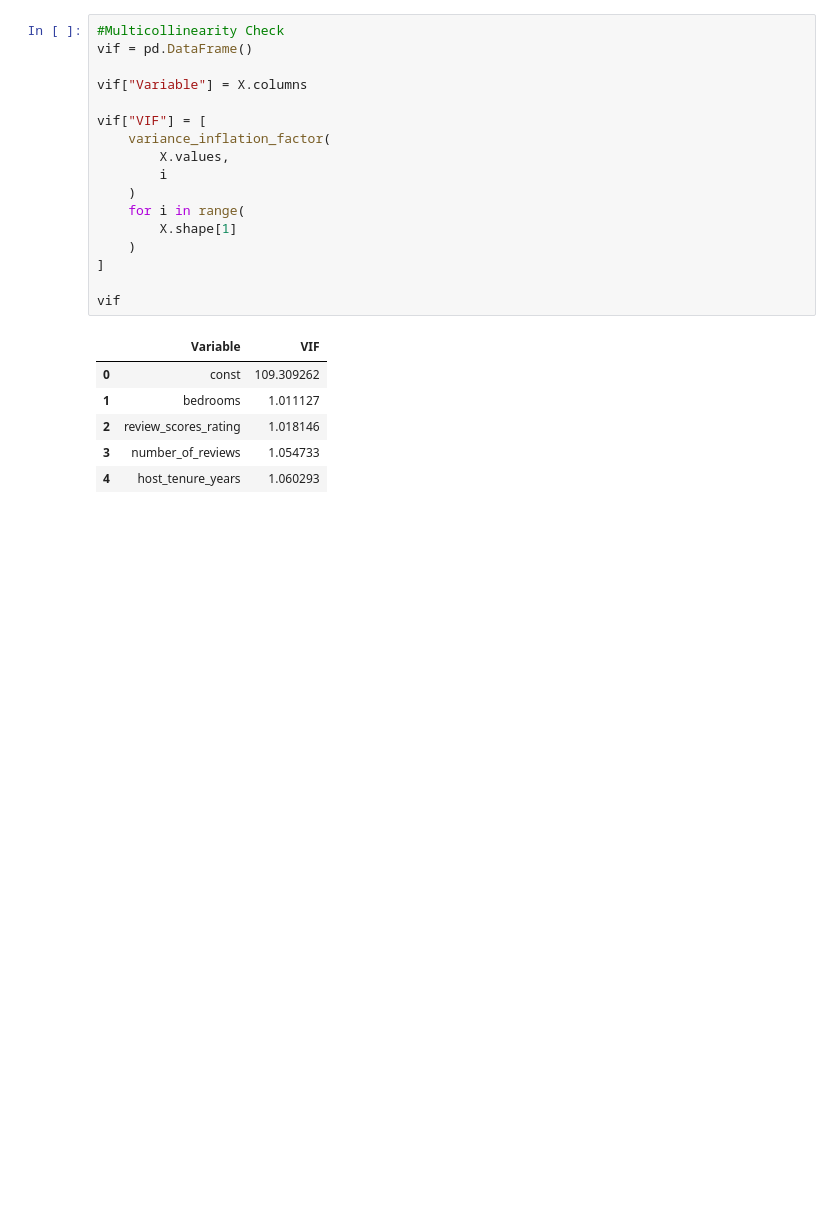
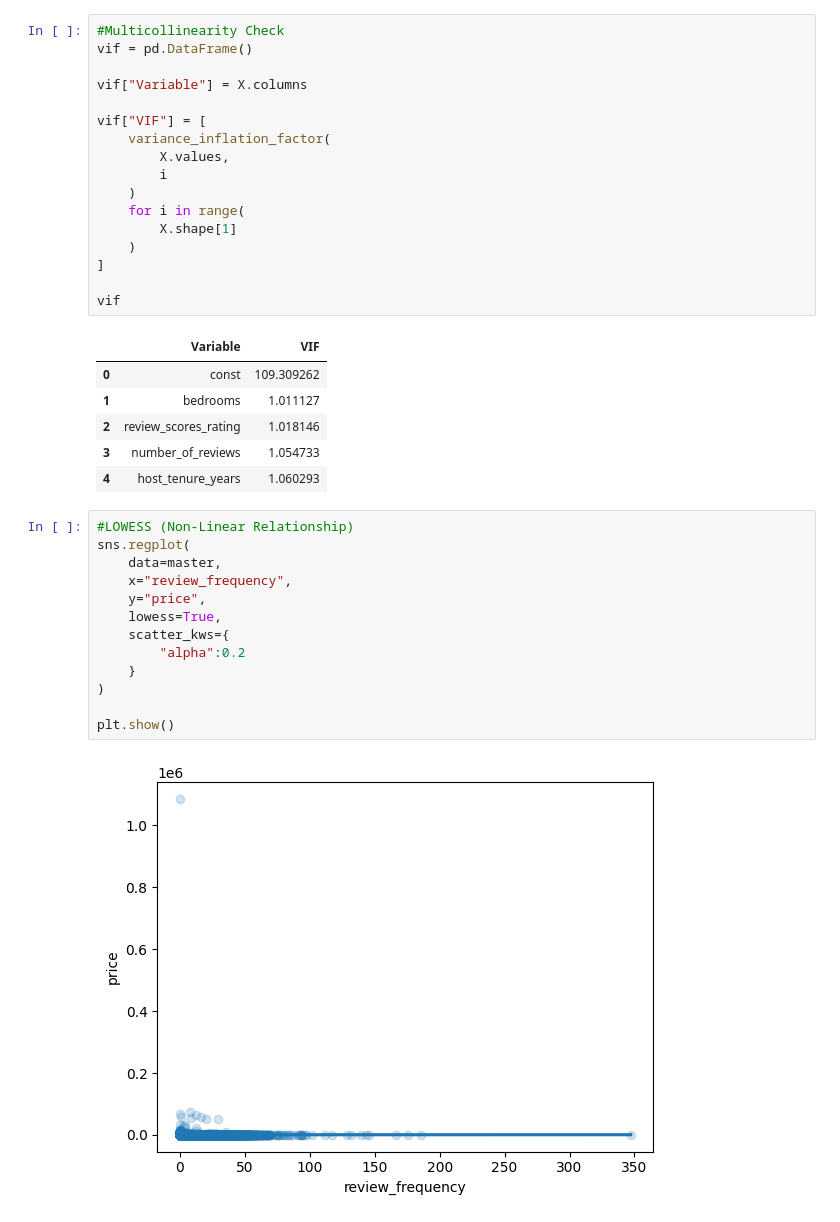
Before and after one commit to FathimaNafra/airbnb-data-engineering-project, a Jupyter notebook: notebooks/statistical.ipynb, the cells around one changed output. Cells and saved outputs as stored; diff of their text form; blank space fills up the shorter version.

```diff
--- a/notebooks/statistical.ipynb
+++ b/notebooks/statistical.ipynb
@@ -392,3 +392,18 @@ vif
 | 2 | review_scores_rating | 1.018146 |
 | 3 | number_of_reviews | 1.054733 |
 | 4 | host_tenure_years | 1.060293 |
+# %%
+#LOWESS (Non-Linear Relationship)
+sns.regplot(
+    data=master,
+    x="review_frequency",
+    y="price",
+    lowess=True,
+    scatter_kws={
+        "alpha":0.2
+    }
+)
+
+plt.show()
+# %% [output]
+[figure, added]
```
